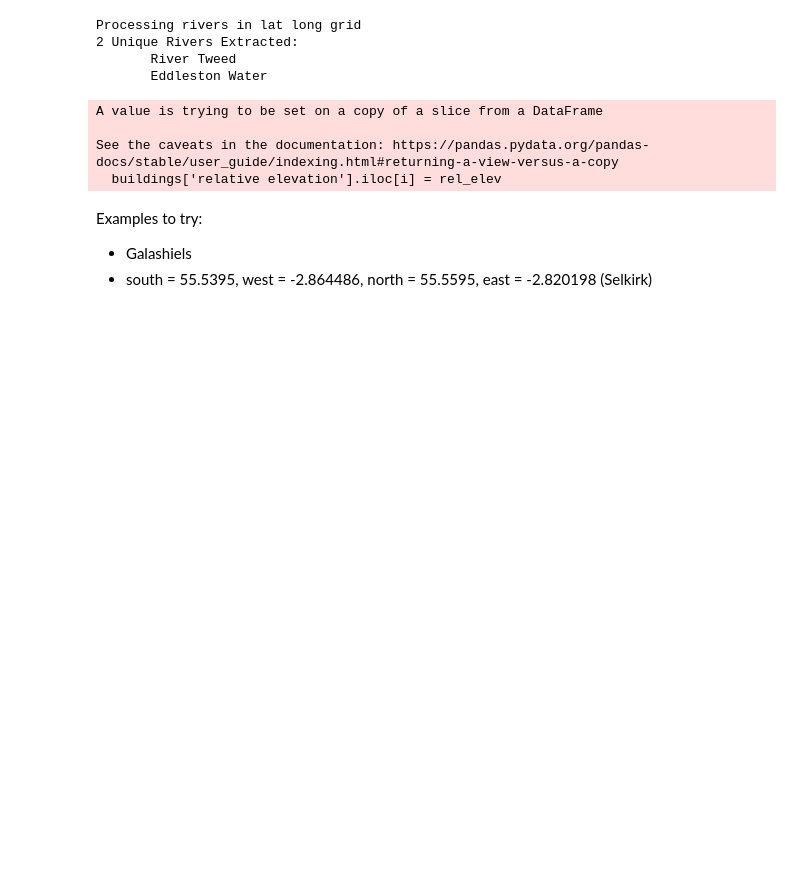
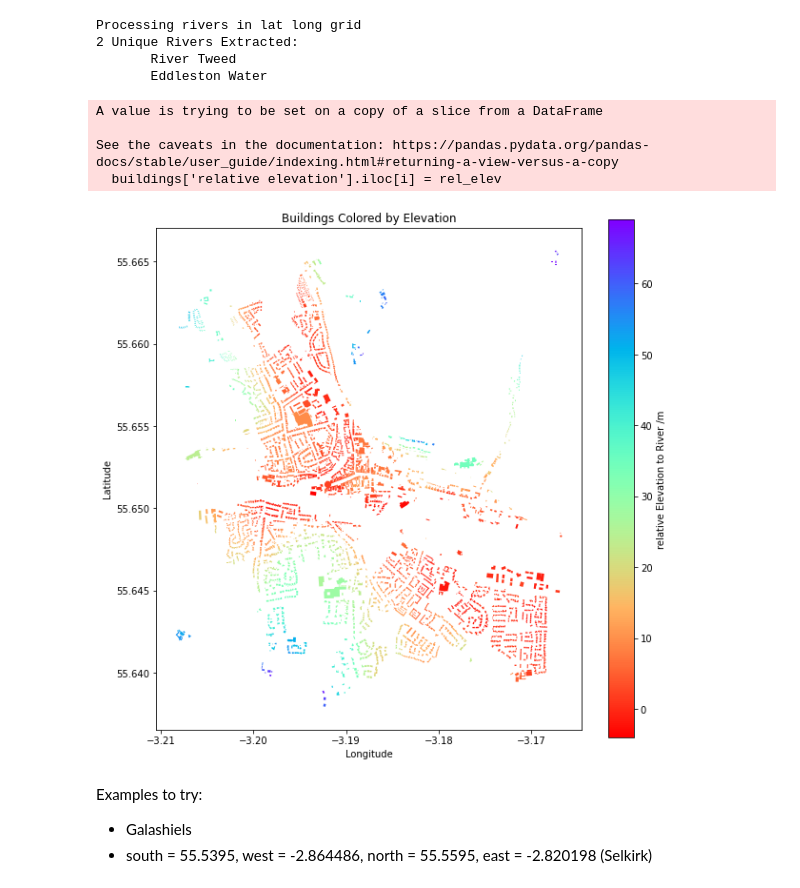
Before and after one commit to JoannaNoyes/Natural-Hazard-Package, a Jupyter notebook: Notebook Examples/Modules.ipynb, the cells around one changed output. Drawn from its saved outputs; the diff is of its cells as text; code cells hidden in the pictures; blank space fills up the shorter version.

```diff
--- a/Notebook Examples/Modules.ipynb
+++ b/Notebook Examples/Modules.ipynb
@@ -225,25 +235,27 @@ See the caveats in the documentation: https://pandas.pydata.org/pandas-docs/stab
   buildings['relative elevation'].iloc[i] = rel_elev
 # %%
 #Plot
-colourmap = np.arange(buildings['relative elevation'].min(), buildings['relative elevation'].max(), 5)
+colourmap = np.arange(buildings['relative elevation'].min(), buildings['relative elevation'].max(), 1)
 cmap = plt.get_cmap('rainbow_r')
 
 fig, ax = plt.subplots(figsize=(10, 10))
 
 buildings.plot(column='relative elevation', cmap=cmap, ax=ax)
 
 # Set axis labels and title
 ax.set_xlabel('Longitude')
 ax.set_ylabel('Latitude')
 ax.set_title('Buildings Colored by Elevation')
 
 sm = plt.cm.ScalarMappable(cmap=cmap)
 sm.set_array(colourmap)
 cbar = plt.colorbar(sm, ax=ax, label='relative Elevation to River /m')
 
 
 # Display the plot
 plt.show()
+# %% [output]
+[figure, added]
 # %% [markdown]
 Examples to try:
 - Galashiels
```
Also changed, not shown: parts of 11 cells of this notebook.
